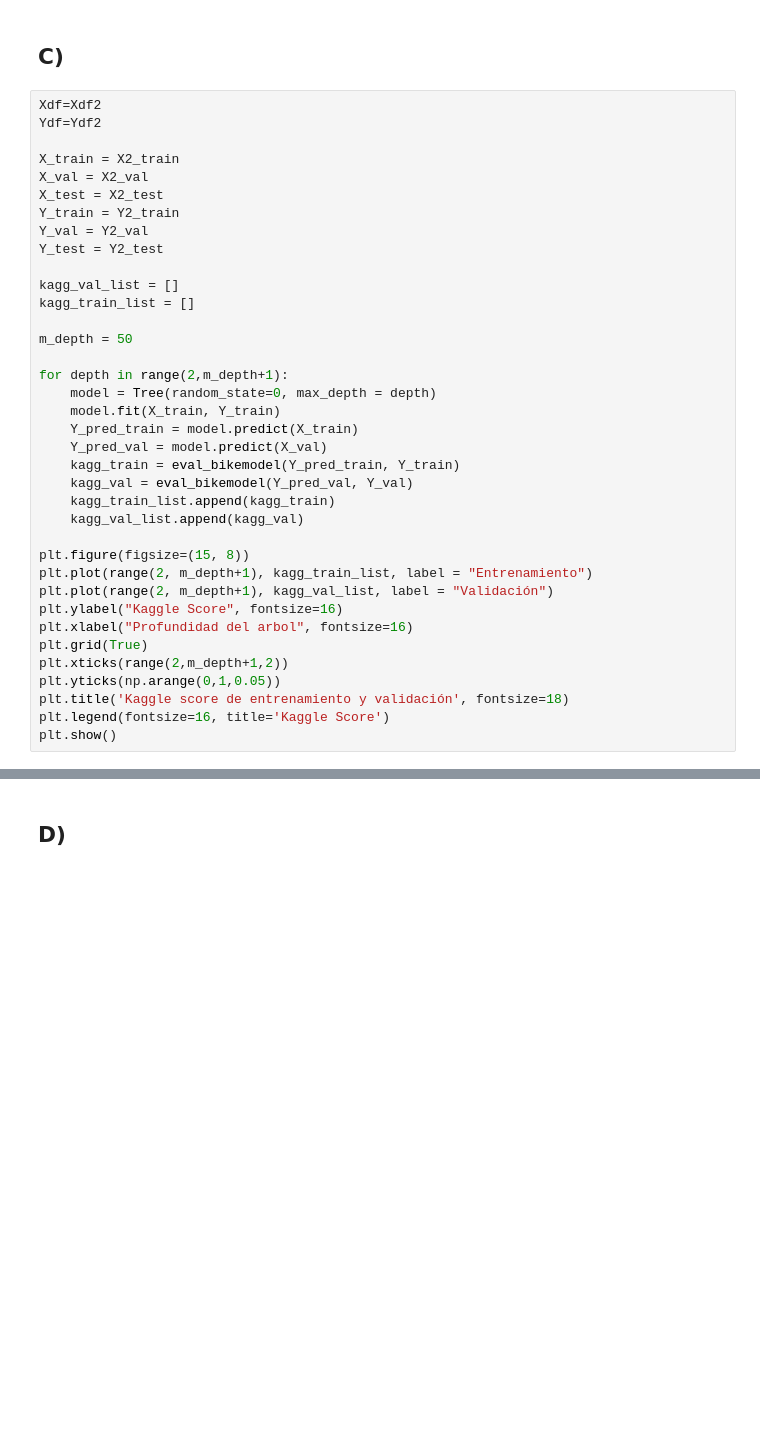
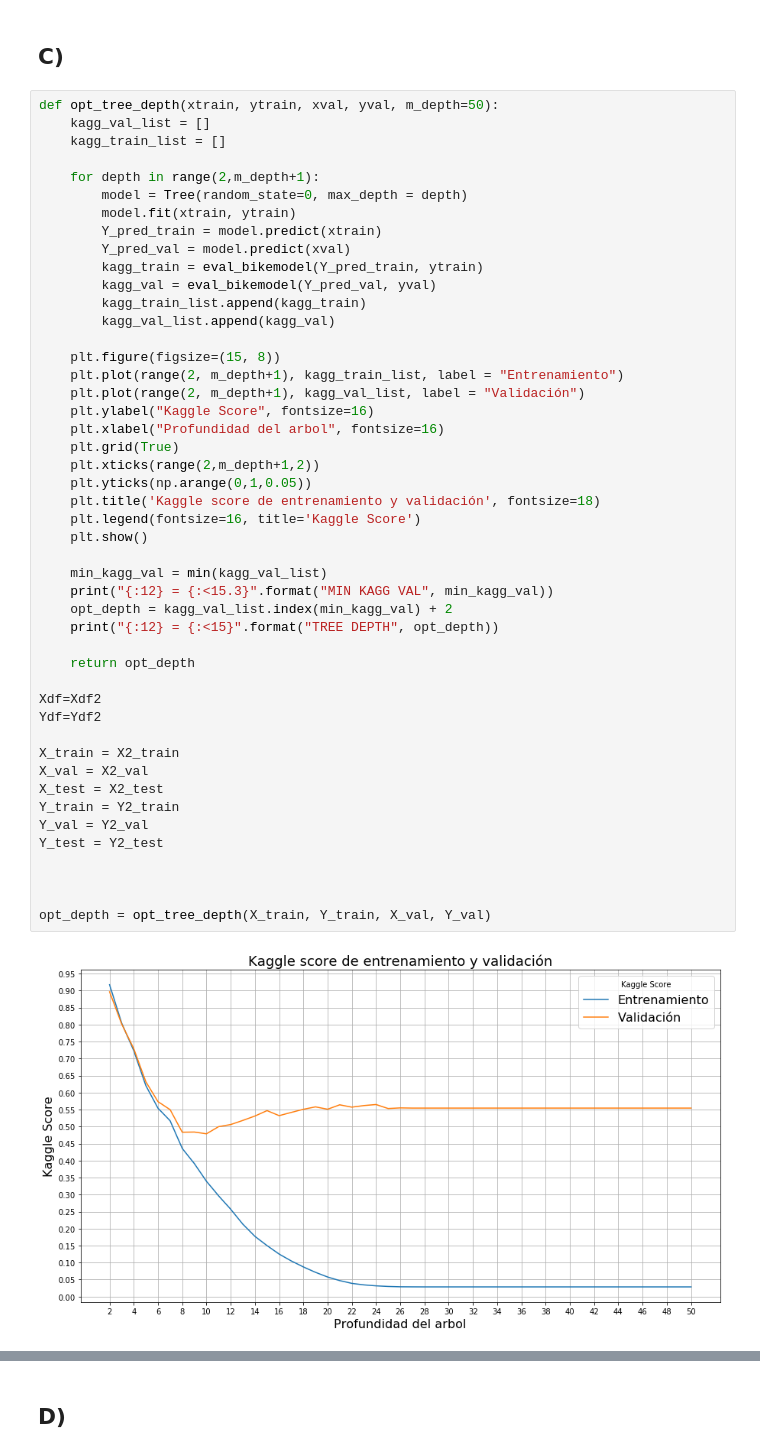
Before and after one commit to JavierL1/Tarea3-INF393, a Jupyter notebook: Untitled.ipynb, the cells around one changed output, grey strips where cells are left out. Drawn from its saved outputs; the diff is of its cells as text; blank space fills up the shorter version.

```diff
--- a/Untitled.ipynb
+++ b/Untitled.ipynb
@@ -523,39 +522,51 @@ plt.show()
 # %% [markdown]
 ## C)
 # %%
+def opt_tree_depth(xtrain, ytrain, xval, yval, m_depth=50):
+    kagg_val_list = []
+    kagg_train_list = []
+
+    for depth in range(2,m_depth+1):
+        model = Tree(random_state=0, max_depth = depth)
+        model.fit(xtrain, ytrain)
+        Y_pred_train = model.predict(xtrain)
+        Y_pred_val = model.predict(xval)
+        kagg_train = eval_bikemodel(Y_pred_train, ytrain)
+        kagg_val = eval_bikemodel(Y_pred_val, yval)
+        kagg_train_list.append(kagg_train)
+        kagg_val_list.append(kagg_val)
+
+    plt.figure(figsize=(15, 8))
+    plt.plot(range(2, m_depth+1), kagg_train_list, label = "Entrenamiento")
+    plt.plot(range(2, m_depth+1), kagg_val_list, label = "Validación")
+    plt.ylabel("Kaggle Score", fontsize=16)
+    plt.xlabel("Profundidad del arbol", fontsize=16)
+    plt.grid(True)
+    plt.xticks(range(2,m_depth+1,2))
+    plt.yticks(np.arange(0,1,0.05))
+    plt.title('Kaggle score de entrenamiento y validación', fontsize=18)
+    plt.legend(fontsize=16, title='Kaggle Score')
+    plt.show()
+
+    min_kagg_val = min(kagg_val_list)
+    print("{:12} = {:<15.3}".format("MIN KAGG VAL", min_kagg_val))
+    opt_depth = kagg_val_list.index(min_kagg_val) + 2
+    print("{:12} = {:<15}".format("TREE DEPTH", opt_depth))
+
+    return opt_depth
+
 Xdf=Xdf2
 Ydf=Ydf2
 
 X_train = X2_train
 X_val = X2_val
 X_test = X2_test
 Y_train = Y2_train
 Y_val = Y2_val
 Y_test = Y2_test
 
-kagg_val_list = []
-kagg_train_list = []
 
-m_depth = 50
 
-for depth in range(2,m_depth+1):
-    model = Tree(random_state=0, max_depth = depth)
-    model.fit(X_train, Y_train)
-    Y_pred_train = model.predict(X_train)
-    Y_pred_val = model.predict(X_val)
-    kagg_train = eval_bikemodel(Y_pred_train, Y_train)
-    kagg_val = eval_bikemodel(Y_pred_val, Y_val)
-    kagg_train_list.append(kagg_train)
-    kagg_val_list.append(kagg_val)
-
-plt.figure(figsize=(15, 8))
-plt.plot(range(2, m_depth+1), kagg_train_list, label = "Entrenamiento")
-plt.plot(range(2, m_depth+1), kagg_val_list, label = "Validación")
-plt.ylabel("Kaggle Score", fontsize=16)
-plt.xlabel("Profundidad del arbol", fontsize=16)
-plt.grid(True)
-plt.xticks(range(2,m_depth+1,2))
-plt.yticks(np.arange(0,1,0.05))
-plt.title('Kaggle score de entrenamiento y validación', fontsize=18)
-plt.legend(fontsize=16, title='Kaggle Score')
-plt.show()
+opt_depth = opt_tree_depth(X_train, Y_train, X_val, Y_val)
+# %% [output]
+[figure, added]
```
Also changed, not shown: parts of 10 cells of this notebook.
